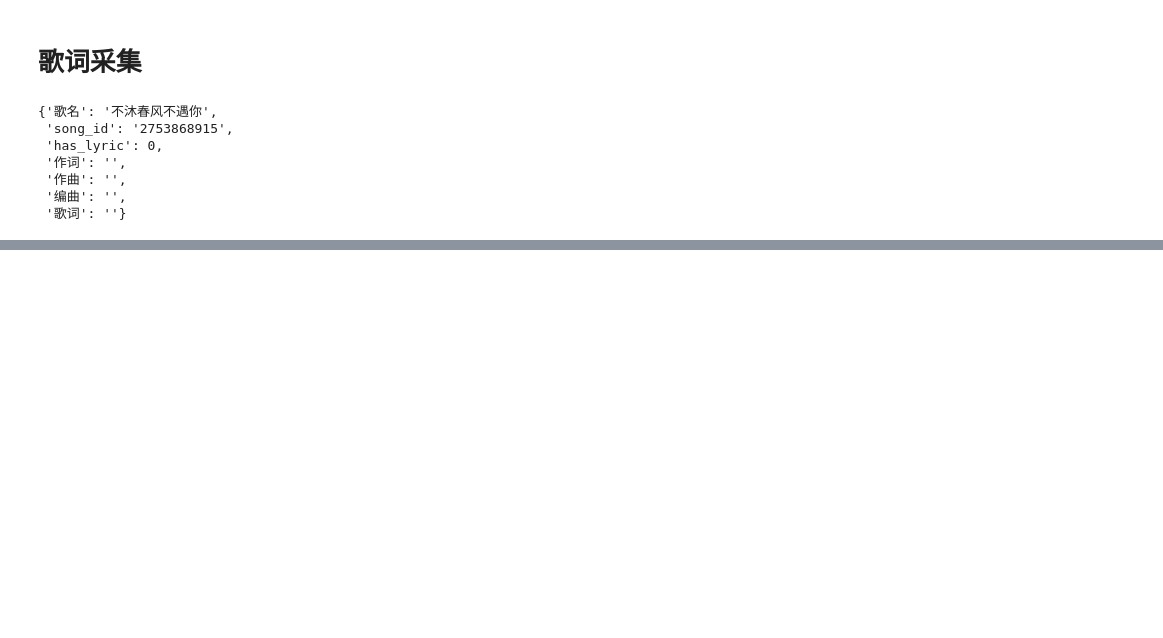
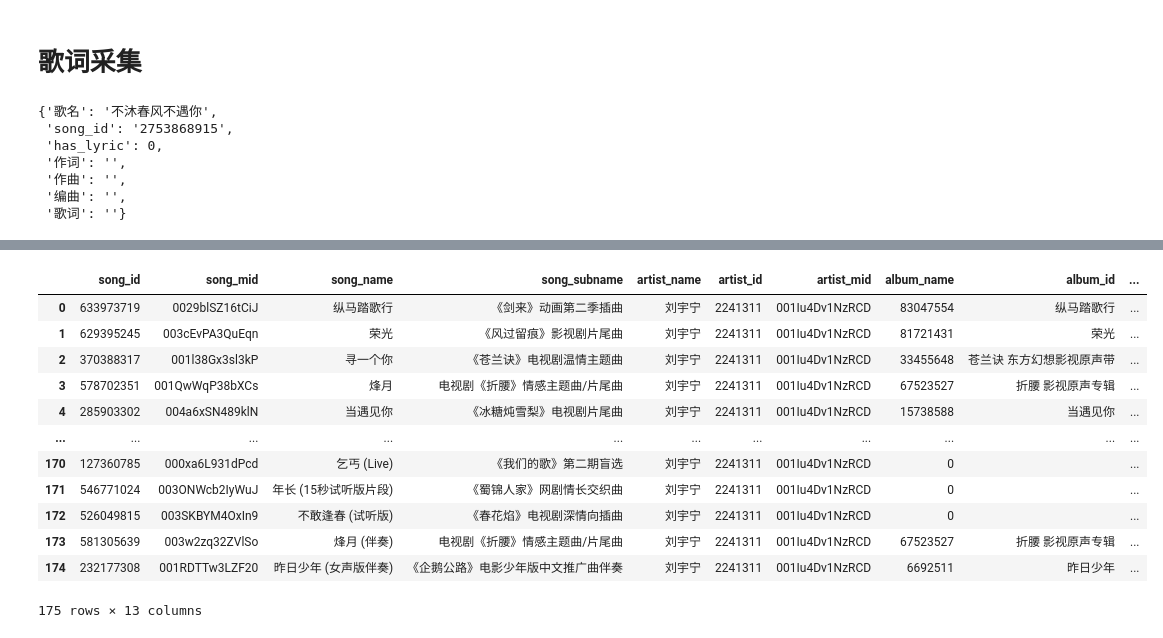
Before and after one commit to Kofi-W/net_charts, a Jupyter notebook: songs/data_crawler.ipynb, the cells around one changed output, grey strips where cells are left out. Cells and saved outputs as stored; diff of their text form; code cells hidden in the pictures; blank space fills up the shorter version.

```diff
--- a/songs/data_crawler.ipynb
+++ b/songs/data_crawler.ipynb
@@ -264,2 +249,3 @@ song_data_final = add_release_date_to_songs(song_data_1, headers)
 # %%
-song_data_final
+with open('data_output/liuyuning/songs_data_raw.json', 'w', encoding='utf-8') as f:
+    json.dump(song_data_final, f, ensure_ascii=False, indent=4)
@@ -449,0 +487,7 @@ df[df['has_lyric'] == 0]
+# %%
+singer_name = "周杰伦"
+qq_songs_list = []
+for page in range(0, 20):
+    res = search_song(singer_name, page)
+    time.sleep(2)
+    qq_songs_list.extend(res)
@@ -449,0 +500,2 @@ df[df['has_lyric'] == 0]
+# %%
+qq_songs_data = filter_songs("刘宇宁", qq_songs_list)
@@ -449,0 +522,17 @@ df[df['has_lyric'] == 0]
+# %%
+songs_df = pd.DataFrame(qq_songs_data)
+songs_df
+# %% [output]
+|  | song_id | song_mid | song_name | song_subname | artist_name | artist_id | artist_mid | album_name | album_id | ... |
+| 0 | 633973719 | 0029blSZ16tCiJ | 纵马踏歌行 | 《剑来》动画第二季插曲 | 刘宇宁 | 2241311 | 001Iu4Dv1NzRCD | 83047554 | 纵马踏歌行 | ... |
+| 1 | 629395245 | 003cEvPA3QuEqn | 荣光 | 《风过留痕》影视剧片尾曲 | 刘宇宁 | 2241311 | 001Iu4Dv1NzRCD | 81721431 | 荣光 | ... |
+| 2 | 370388317 | 001l38Gx3sl3kP | 寻一个你 | 《苍兰诀》电视剧温情主题曲 | 刘宇宁 | 2241311 | 001Iu4Dv1NzRCD | 33455648 | 苍兰诀 东方幻想影视原声带 | ... |
+| 3 | 578702351 | 001QwWqP38bXCs | 烽月 | 电视剧《折腰》情感主题曲/片尾曲 | 刘宇宁 | 2241311 | 001Iu4Dv1NzRCD | 67523527 | 折腰 影视原声专辑 | ... |
+| 4 | 285903302 | 004a6xSN489klN | 当遇见你 | 《冰糖炖雪梨》电视剧片尾曲 | 刘宇宁 | 2241311 | 001Iu4Dv1NzRCD | 15738588 | 当遇见你 | ... |
+| ... | ... | ... | ... | ... | ... | ... | ... | ... | ... | ... |
+| 170 | 127360785 | 000xa6L931dPcd | 乞丐 (Live) | 《我们的歌》第二期盲选 | 刘宇宁 | 2241311 | 001Iu4Dv1NzRCD | 0 |  | ... |
+| 171 | 546771024 | 003ONWcb2IyWuJ | 年长 (15秒试听版片段) | 《蜀锦人家》网剧情长交织曲 | 刘宇宁 | 2241311 | 001Iu4Dv1NzRCD | 0 |  | ... |
+| 172 | 526049815 | 003SKBYM4OxIn9 | 不敢逢春 (试听版) | 《春花焰》电视剧深情向插曲 | 刘宇宁 | 2241311 | 001Iu4Dv1NzRCD | 0 |  | ... |
+| 173 | 581305639 | 003w2zq32ZVlSo | 烽月 (伴奏) | 电视剧《折腰》情感主题曲/片尾曲 | 刘宇宁 | 2241311 | 001Iu4Dv1NzRCD | 67523527 | 折腰 影视原声专辑 | ... |
+| 174 | 232177308 | 001RDTTw3LZF20 | 昨日少年 (女声版伴奏) | 《企鹅公路》电影少年版中文推广曲伴奏 | 刘宇宁 | 2241311 | 001Iu4Dv1NzRCD | 6692511 | 昨日少年 | ... |
+175 rows × 13 columns
```
Also changed, not shown: parts of 34 cells of this notebook, 13 other files.
